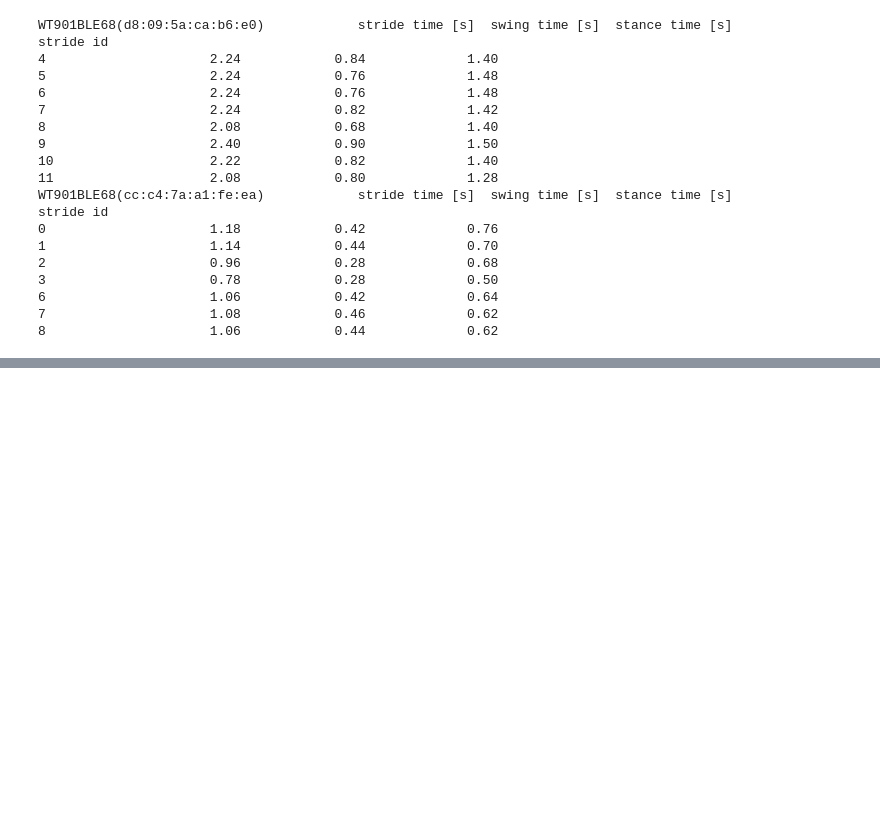
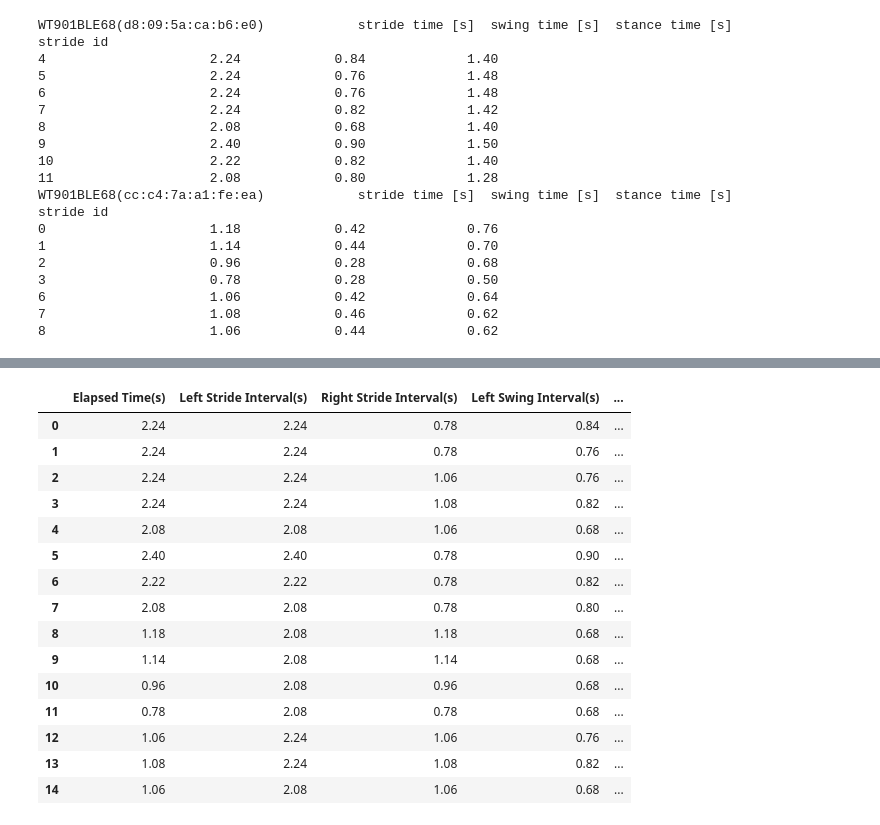
Before and after one commit to sanjeevini178/nddcnn, a Jupyter notebook: pipeline.ipynb, the cells around one changed output, grey strips where cells are left out. Saved outputs shown, nothing was run; the diff lists cells and outputs as text; code cells hidden in the pictures; blank space fills up the shorter version.

```diff
--- a/pipeline.ipynb
+++ b/pipeline.ipynb
@@ -400,0 +564,20 @@ stride id
+# %%
+result_df.reset_index(drop=True, inplace=True)
+result_df
+# %% [output]
+|  | Elapsed Time(s) | Left Stride Interval(s) | Right Stride Interval(s) | Left Swing Interval(s) | ... |
+| 0 | 2.24 | 2.24 | 0.78 | 0.84 | ... |
+| 1 | 2.24 | 2.24 | 0.78 | 0.76 | ... |
+| 2 | 2.24 | 2.24 | 1.06 | 0.76 | ... |
+| 3 | 2.24 | 2.24 | 1.08 | 0.82 | ... |
+| 4 | 2.08 | 2.08 | 1.06 | 0.68 | ... |
+| 5 | 2.40 | 2.40 | 0.78 | 0.90 | ... |
+| 6 | 2.22 | 2.22 | 0.78 | 0.82 | ... |
+| 7 | 2.08 | 2.08 | 0.78 | 0.80 | ... |
+| 8 | 1.18 | 2.08 | 1.18 | 0.68 | ... |
+| 9 | 1.14 | 2.08 | 1.14 | 0.68 | ... |
+| 10 | 0.96 | 2.08 | 0.96 | 0.68 | ... |
+| 11 | 0.78 | 2.08 | 0.78 | 0.68 | ... |
+| 12 | 1.06 | 2.24 | 1.06 | 0.76 | ... |
+| 13 | 1.08 | 2.24 | 1.08 | 0.82 | ... |
+| 14 | 1.06 | 2.08 | 1.06 | 0.68 | ... |
```
Also changed, not shown: parts of 15 cells of this notebook, 5 other files.
